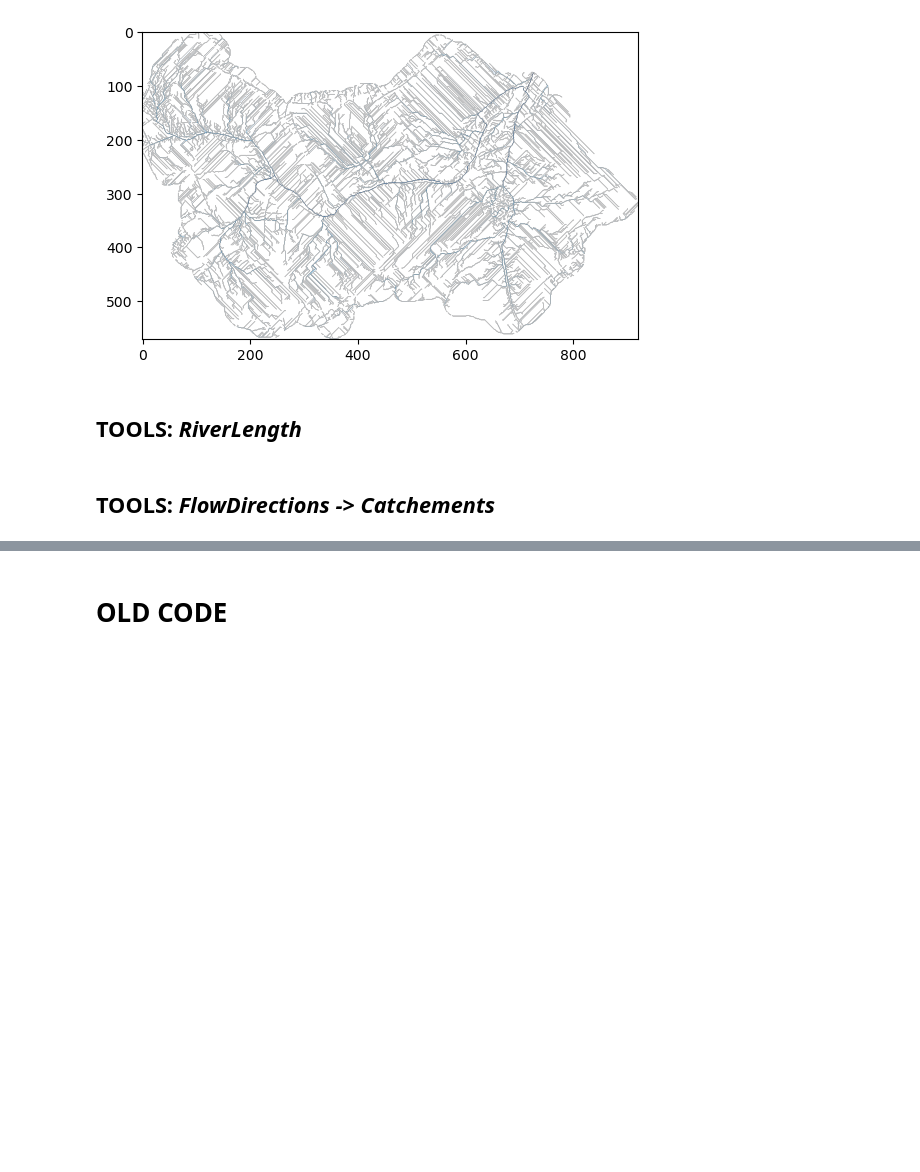
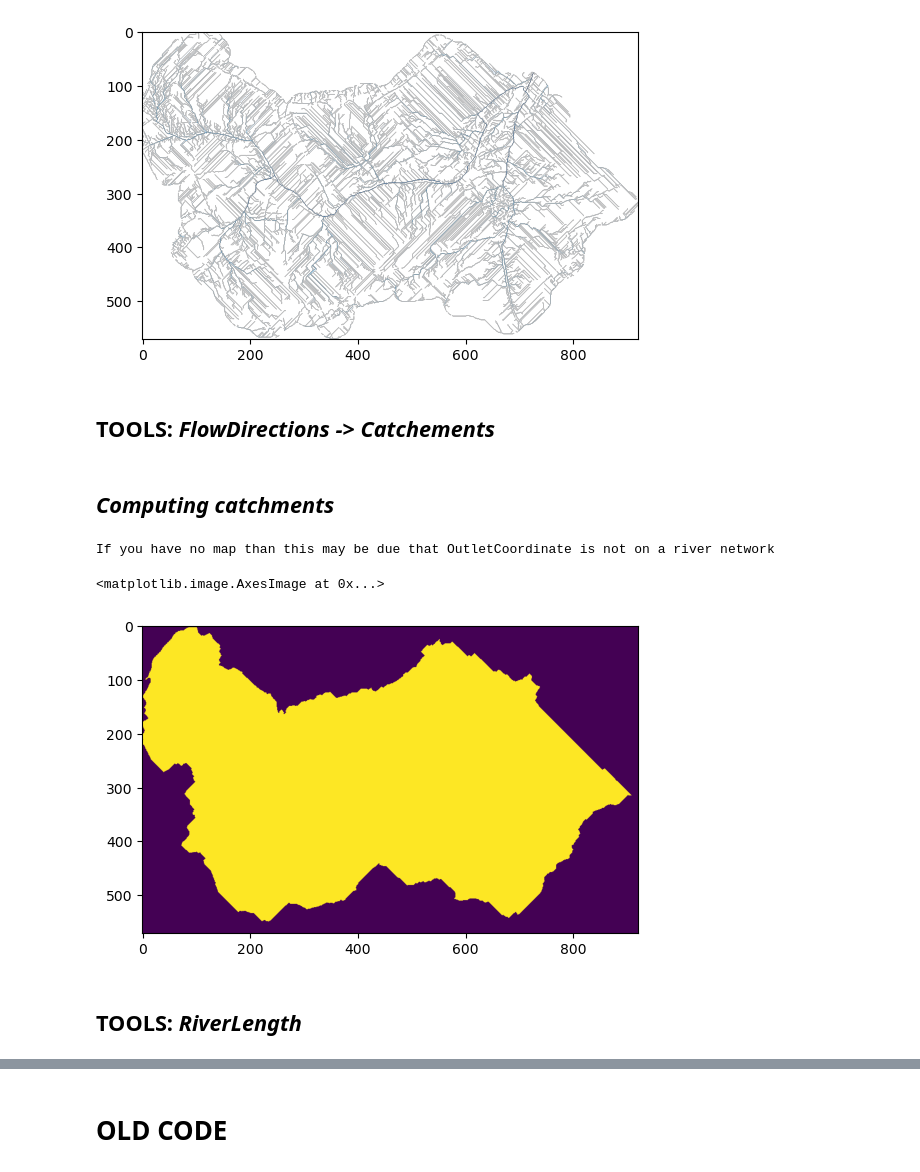
Before and after one commit to AquaPore/WflowRasterPython.py, a Jupyter notebook: Jupyter/Python_Pyflwdir_Wflow.ipynb, the cells around one changed output, grey strips where cells are left out. Cells and saved outputs as stored; diff of their text form; code cells hidden in the pictures; blank space fills up the shorter version.

```diff
--- a/Jupyter/Python_Pyflwdir_Wflow.ipynb
+++ b/Jupyter/Python_Pyflwdir_Wflow.ipynb
@@ -381,3 +390,5 @@ pyplot.imshow(Rivers_RiverOrder, cmap=colors.ListedColormap(cm.Blues(np.linspace
 # %% [output]
 <matplotlib.image.AxesImage at 0x...>
 [figure]
+# %% [markdown]
+## **TOOLS:** *FlowDirections -> Catchements*
@@ -384,2 +434,22 @@ pyplot.imshow(Rivers_RiverOrder, cmap=colors.ListedColormap(cm.Blues(np.linspace
+# %% [markdown]
+## ***Computing catchments***
+# %%
+# Warning: OutletCoordinate
+import os as os
+
+Path_Input_Ldd = os.path.join(Output_Root_Python, Ldd_Output)
+Path_Output_Subcatchment = os.path.join(
+    Output_Root_Python, Subcatchment_Output)
+
+print("If you have no map than this may be due that OutletCoordinate is not on a river network")
+
+Subcatchment_Pyflwdir = FLOWDIRECTION_2_CATCHEMENT(
+    OutletCoordinate, Path_Input_Ldd, Path_Output_Subcatchment)
+
+pyplot.imshow(Subcatchment_Pyflwdir)
+# %% [output]
+If you have no map than this may be due that OutletCoordinate is not on a river network
+<matplotlib.image.AxesImage at 0x...>
+[figure, added]
 # %% [markdown]
 ## **TOOLS**: *RiverLength*
@@ -391,2 +455,0 @@ pyplot.imshow(Rivers_RiverOrder, cmap=colors.ListedColormap(cm.Blues(np.linspace
-# %% [markdown]
-## **TOOLS:** *FlowDirections -> Catchements*
```
Also changed, not shown: parts of 22 cells of this notebook.
